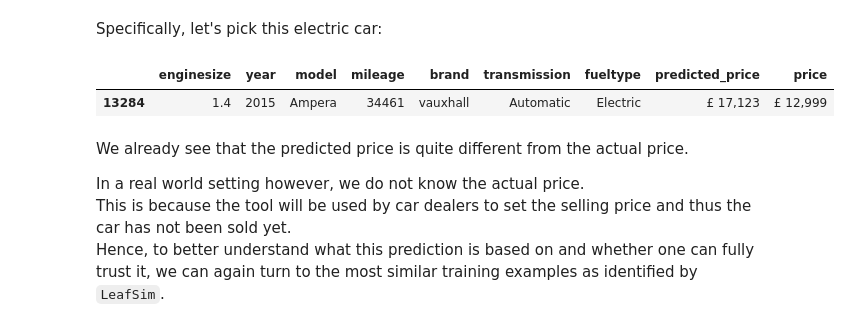
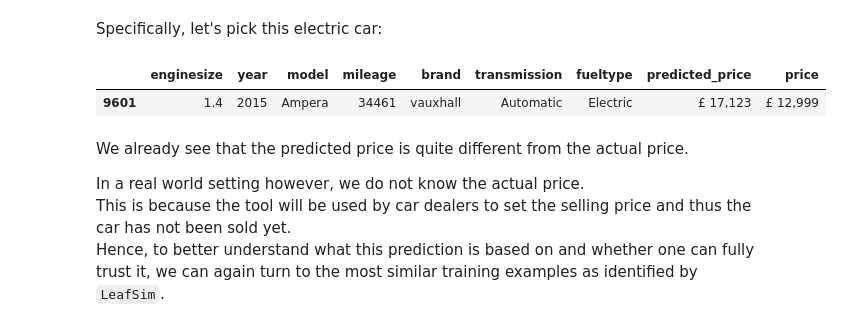
Before and after one commit to calyptis/LeafSim, a Jupyter notebook: notebooks/LeafSim.ipynb, the cells around one changed output. Saved outputs shown, nothing was run; the diff lists cells and outputs as text; code cells hidden in the pictures.

```diff
--- a/notebooks/LeafSim.ipynb
+++ b/notebooks/LeafSim.ipynb
@@ -217,12 +217,8 @@ df[categorical_feature_cols] = df[categorical_feature_cols].fillna("None").astyp
 # Define splits
 train_idx, test_idx = train_test_split(np.arange(len(df)), test_size=0.2)
 
-df["set"] = None
-df.loc[train_idx, "set"] = "train"
-df.loc[test_idx, "set"] = "test"
-
-df_train = df.loc[train_idx].copy()
-df_test = df.loc[test_idx].copy()
+df_train = df.loc[train_idx].reset_index(drop=True).copy()
+df_test = df.loc[test_idx].reset_index(drop=True).copy()
 # %%
 # Train model
 model.fit(
@@ -564,23 +555,22 @@ As a second example, let's pick an electric car, because these are drastically u
 Indeed, the error rate of EVs is roughly 3x larger than for any other fuel type.
 # %%
 # Pick an electric car
-car_to_explain_idx = 9601  # index in df_test
-car_to_explain_id = df_test.iloc[car_to_explain_idx].ID  # ID, i.e. index in df
+car_to_explain_id = 9601
 # %% [markdown]
 Specifically, let's pick this electric car:
 # %%
 display(
-    df
+    df_test
     .loc[car_to_explain_id]
    [top_n_features + [predicted_col, target_col]]
     .to_frame()
     .T
     .style
     .format(formatting)
 )
 # %% [output]
 |  | enginesize | year | model | mileage | brand | transmission | fueltype | predicted_price | price |
-| 13284 | 1.4 | 2015 | Ampera | 34461 | vauxhall | Automatic | Electric | £ 17,123 | £ 12,999 |
+| 9601 | 1.4 | 2015 | Ampera | 34461 | vauxhall | Automatic | Electric | £ 17,123 | £ 12,999 |
 # %% [markdown]
 We already see that the predicted price is quite different from the actual price.
 
```
Also changed, not shown: parts of 20 cells of this notebook, 1 other file.
